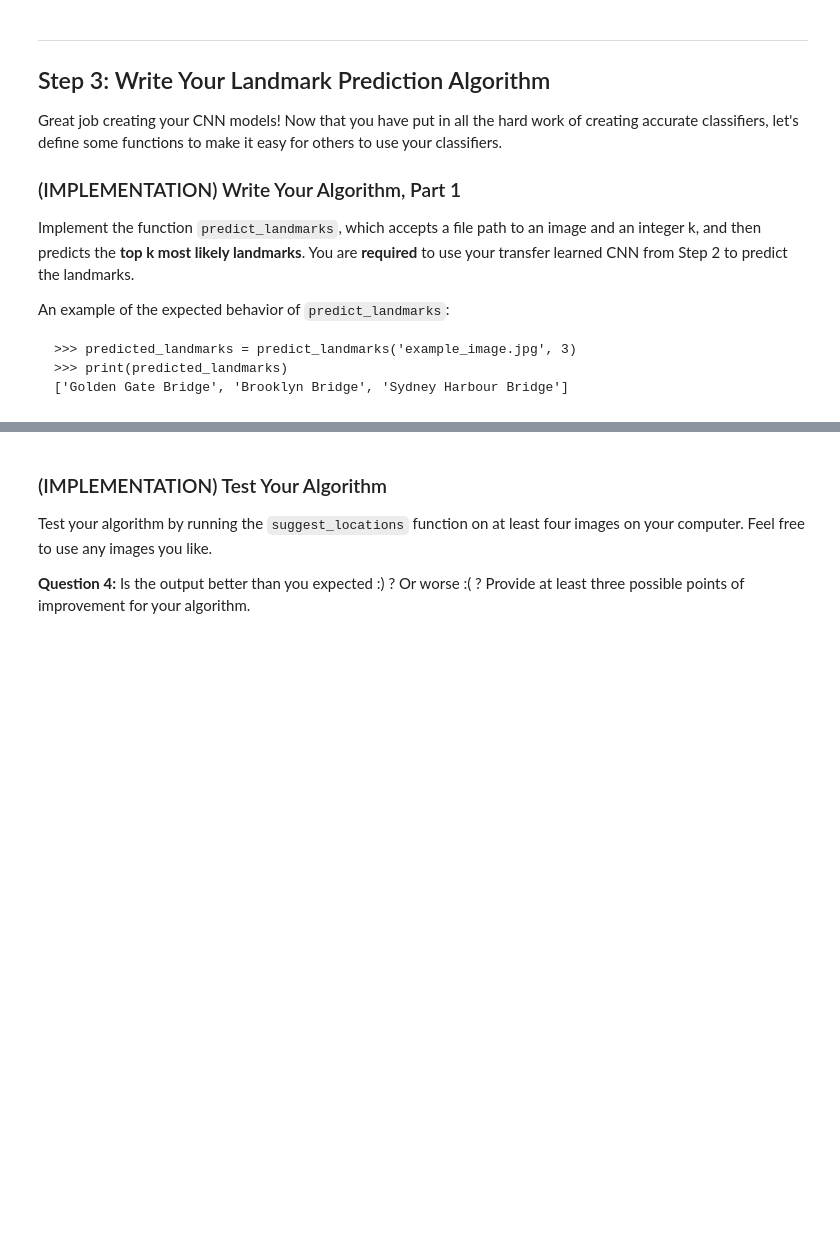
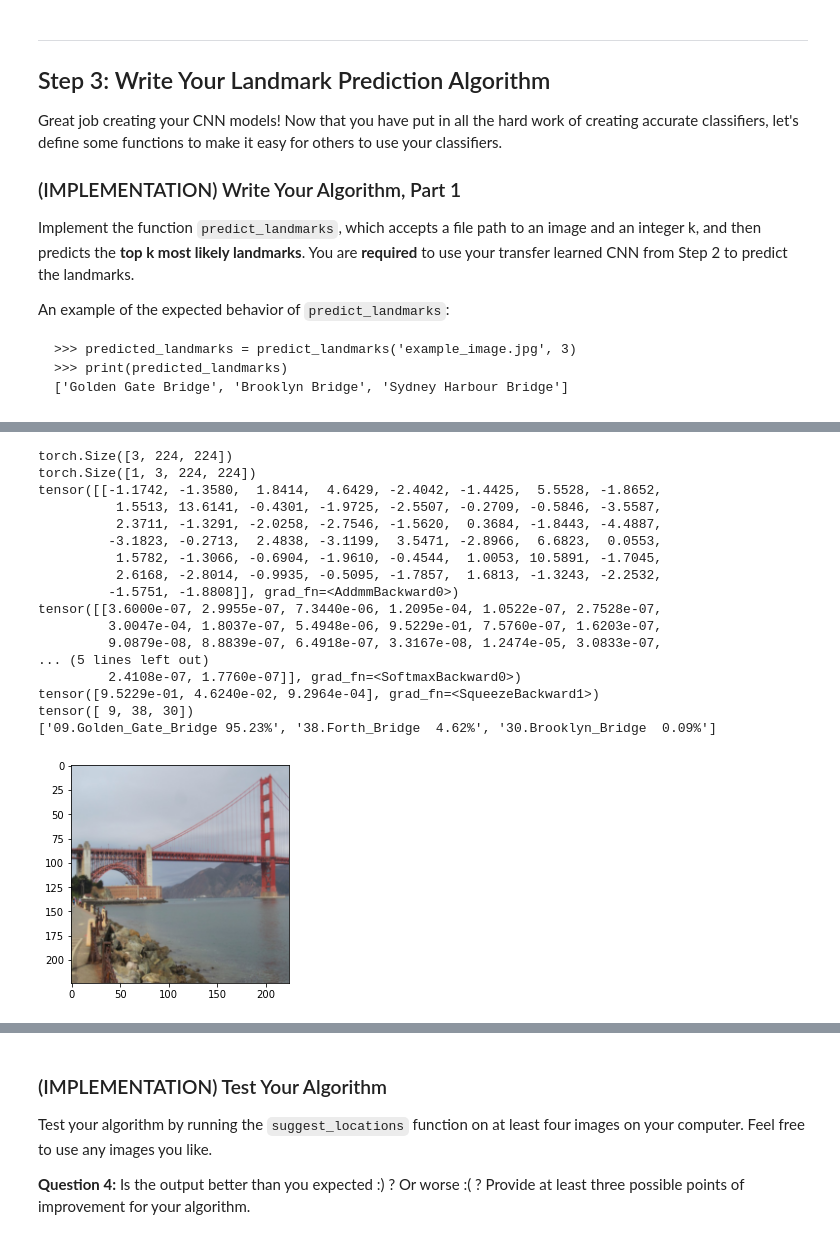
Before and after one commit to ewaryst1/UCML-landmark-classification, a Jupyter notebook: landmark.ipynb, the cells around one changed output, grey strips where cells are left out. Drawn from its saved outputs; the diff is of its cells as text; code cells hidden in the pictures; blank space fills up the shorter version.

````diff
--- a/landmark.ipynb
+++ b/landmark.ipynb
@@ -726,7 +726,7 @@ Train and validate your model in the code cell below.  [Save the final model par
 # %%
 # TODO: train the model and save the best model parameters at filepath 'model_transfer.pt'
 
-model_transfer = train(10, loaders_transfer, model_transfer, get_optimizer_transfer(model_scratch),
+model_transfer = train(10, loaders_transfer, model_transfer, get_optimizer_transfer(model_transfer),
                       criterion_transfer, use_cuda, 'model_transfer.pt')
 
 #-#-# Do NOT modify the code below this line. #-#-#
@@ -765,3 +768,5 @@ An example of the expected behavior of `predict_landmarks`:
 >>> print(predicted_landmarks)
 ['Golden Gate Bridge', 'Brooklyn Bridge', 'Sydney Harbour Bridge']
 ```
+# %%
+model_transfer.load_state_dict(torch.load('model_transfer_69pct_cpu.pt'))
@@ -768,17 +795,52 @@ An example of the expected behavior of `predict_landmarks`:
 # %%
 import cv2
 from PIL import Image
 
 ## the class names can be accessed at the `classes` attribute
 ## of your dataset object (e.g., `train_dataset.classes`)
 
+data_transform = transforms.Compose([transforms.Resize(img_size), transforms.ToTensor()])
+
 def predict_landmarks(img_path, k):
     ## TODO: return the names of the top k landmarks predicted by the transfer learned CNN
+    img = Image.open(img_path)
+    img_tensor = data_transform(img)
+    print(img_tensor.shape)
+    img_input = torch.unsqueeze(img_tensor, 0)
+    print(img_input.shape)
+    img_output = model_transfer(img_input)
+    img_probabilities = torch.softmax(img_output, dim=1)
+    print(img_output)
+    print(img_probabilities)
+    max_val, max_indx = torch.topk(img_probabilities, 3, dim=1)
+    print(max_val.squeeze(0))
+    print(max_indx.squeeze(0))
+    print([classes[i] + " {:5.2f}%".format(j*100) for i, j in zip(max_indx.squeeze(0), max_val.squeeze(0))])
+    imshow(img_tensor)
 
 
 
 # test on a sample image
-predict_landmarks('images/test/09.Golden_Gate_Bridge/190f3bae17c32c37.jpg', 5)
+predict_landmarks('../landmark_images/test/09.Golden_Gate_Bridge/190f3bae17c32c37.jpg', 5)
+# %% [output]
+torch.Size([3, 224, 224])
+torch.Size([1, 3, 224, 224])
+tensor([[-1.1742, -1.3580,  1.8414,  4.6429, -2.4042, -1.4425,  5.5528, -1.8652,
+          1.5513, 13.6141, -0.4301, -1.9725, -2.5507, -0.2709, -0.5846, -3.5587,
+          2.3711, -1.3291, -2.0258, -2.7546, -1.5620,  0.3684, -1.8443, -4.4887,
+         -3.1823, -0.2713,  2.4838, -3.1199,  3.5471, -2.8966,  6.6823,  0.0553,
+          1.5782, -1.3066, -0.6904, -1.9610, -0.4544,  1.0053, 10.5891, -1.7045,
+          2.6168, -2.8014, -0.9935, -0.5095, -1.7857,  1.6813, -1.3243, -2.2532,
+         -1.5751, -1.8808]], grad_fn=<AddmmBackward0>)
+tensor([[3.6000e-07, 2.9955e-07, 7.3440e-06, 1.2095e-04, 1.0522e-07, 2.7528e-07,
+         3.0047e-04, 1.8037e-07, 5.4948e-06, 9.5229e-01, 7.5760e-07, 1.6203e-07,
+         9.0879e-08, 8.8839e-07, 6.4918e-07, 3.3167e-08, 1.2474e-05, 3.0833e-07,
+... (5 lines left out)
+         2.4108e-07, 1.7760e-07]], grad_fn=<SoftmaxBackward0>)
+tensor([9.5229e-01, 4.6240e-02, 9.2964e-04], grad_fn=<SqueezeBackward1>)
+tensor([ 9, 38, 30])
+['09.Golden_Gate_Bridge 95.23%', '38.Forth_Bridge  4.62%', '30.Brooklyn_Bridge  0.09%']
+[figure, added]
 # %% [markdown]
 ### (IMPLEMENTATION) Write Your Algorithm, Part 2
 
````
Also changed, not shown: parts of 4 cells of this notebook.
